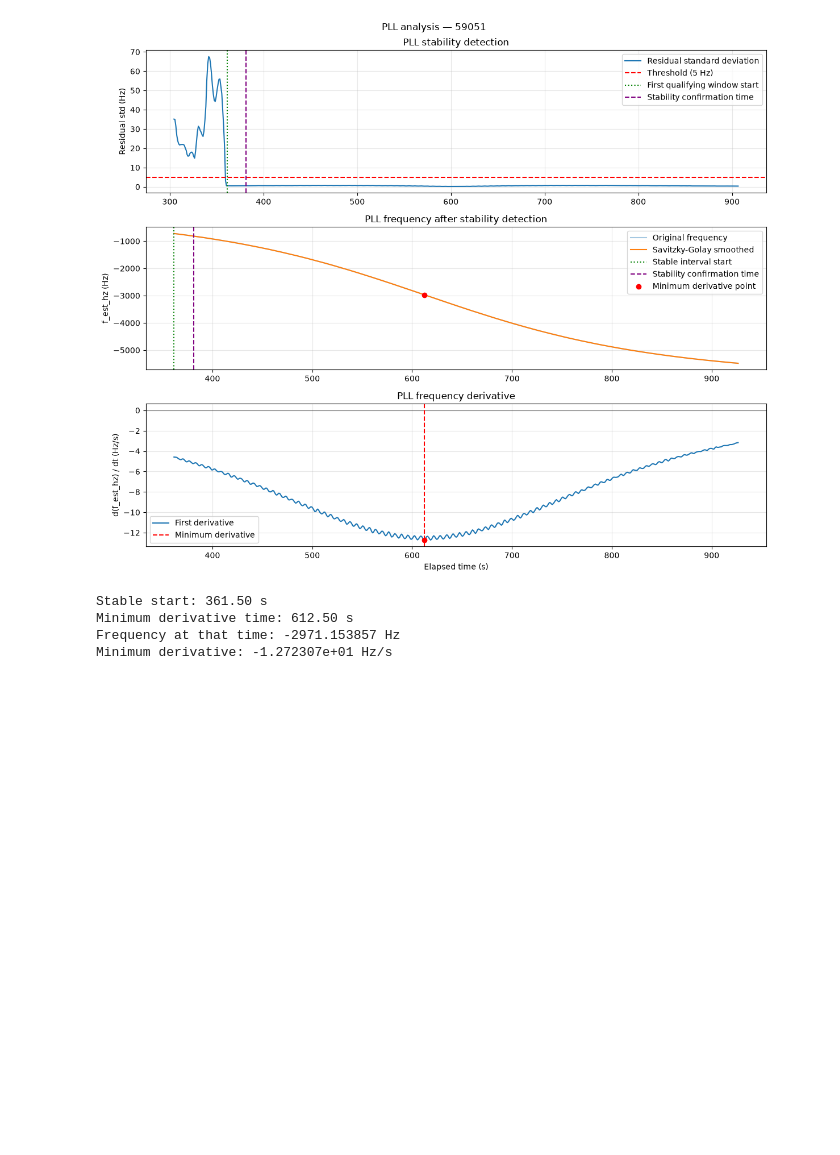
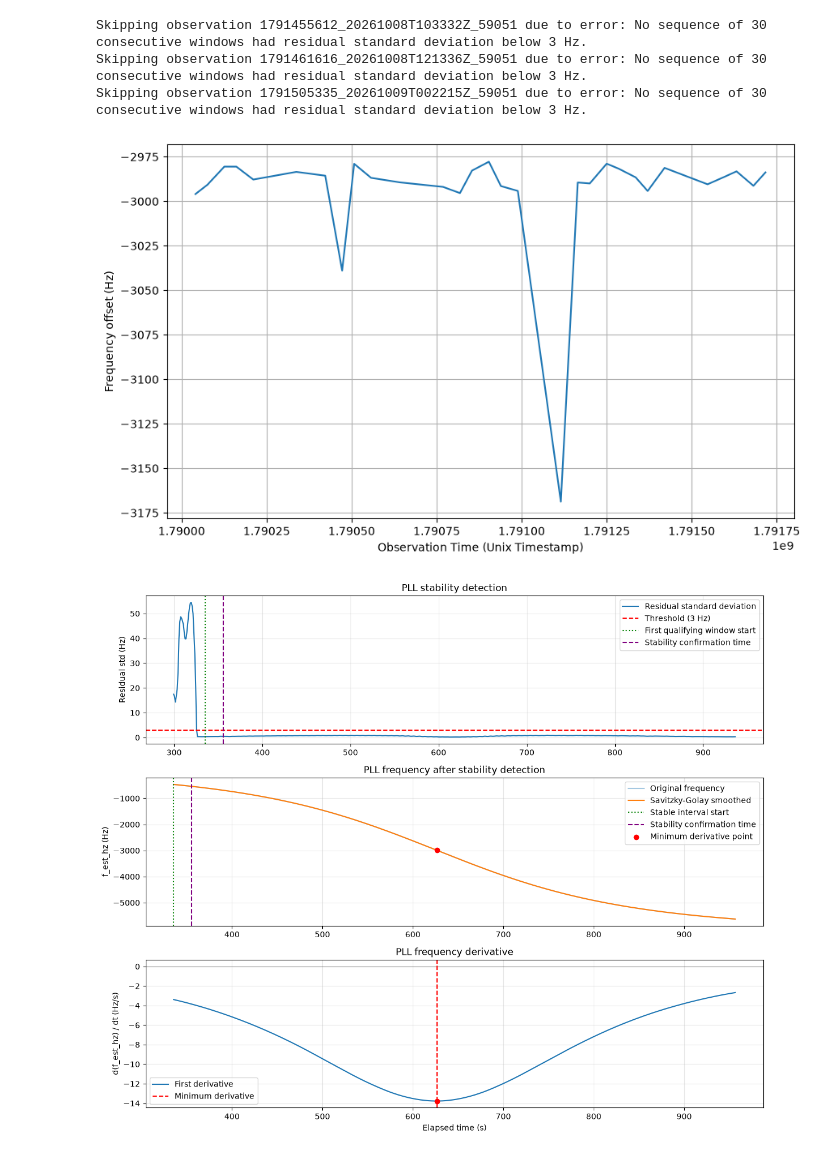
Before and after one commit to BUSH222/ROSA-RP, a Jupyter notebook: plot_doppler.ipynb, the cells around one changed output. Cells and saved outputs as stored; diff of their text form; code cells hidden in the pictures; blank space fills up the shorter version.

```diff
--- a/plot_doppler.ipynb
+++ b/plot_doppler.ipynb
@@ -413,7 +414,7 @@ def process_observations_pll(
                 observation_parts,
                 ignore_index=True,
             )
-        break  # remove later
+        # break  # remove later
 
     return pll_results
 # %%
@@ -824,7 +803,7 @@ pll_59051_obs = process_observations_pll(
     f_max_hz=PLL_F_MAX_HZ,
 )
 # %%
-# pll_57166_obs = process_observations_pll(
-#     target_id=57166,
-#     f_max_hz=PLL_F_MAX_HZ,
-# )
+pll_57166_obs = process_observations_pll(
+    target_id=57166,
+    f_max_hz=PLL_F_MAX_HZ,
+)
@@ -831,8 +857,42 @@ pll_59051_obs = process_observations_pll(
 # %%
-first_observation_name = next(iter(pll_59051_obs))
-df = pll_59051_obs[first_observation_name]
+min_frequencies_over_time = []
 
-result = analyze_pll_stability(
-    df, observation_name="59051", window_s=20, threshold_hz=5, consecutive_windows=3, smooth_window_s=5, plot=True
-)
+for obs, value in pll_59051_obs.items():
+    try:
+        result = analyze_pll_stability(
+            value,
+            observation_name=obs,
+            window_s=20,
+            threshold_hz=3,
+            consecutive_windows=30,
+            smooth_window_s=5,
+            plot=False
+        )
+        observation_time = obs.split("_")[0] # unix timestamp
+        min_frequencies_over_time.append((observation_time, result["minimum"]["frequency_hz"]))
+    except ValueError as e:
+        print(f"Skipping observation {obs} due to error: {e}")
+
+plt.figure(figsize=(10, 6))
+plt.plot([float(x) for x, _ in min_frequencies_over_time], [float(y) for _, y in min_frequencies_over_time])
+plt.xlabel('Observation Time (Unix Timestamp)')
+plt.ylabel('Frequency offset (Hz)')
+plt.grid(True)
+plt.show()
+
+outlier = max(min_frequencies_over_time, key=lambda x: x[1])
+for obs, value in pll_59051_obs.items():
+    if obs.startswith(outlier[0]):
+        try:
+            result = analyze_pll_stability(
+                value,
+                observation_name=obs,
+                window_s=20,
+                threshold_hz=3,
+                consecutive_windows=10,
+                smooth_window_s=5,
+                plot=True
+            )
+        except ValueError as e:
+            print(f"Skipping observation {obs} due to error: {e}")
 # %% [output]
@@ -847,18 +915,5 @@ Stability confirmed at:    381.50 s
+Skipping observation 1791455612_20261008T103332Z_59051 due to error: No sequence of 30 consecutive windows had residual standard deviation below 3 Hz.
+Skipping observation 1791461616_20261008T121336Z_59051 due to error: No sequence of 30 consecutive windows had residual standard deviation below 3 Hz.
+Skipping observation 1791505335_20261009T002215Z_59051 due to error: No sequence of 30 consecutive windows had residual standard deviation below 3 Hz.
-[figure, old version]
+[figure, new version]
+[figure, added]
-# %%
-stable_start = result["stable_start_s"]
-
-# Time and frequency at the minimum signed derivative
-minimum_time = result["minimum"]["time_s"]
-minimum_frequency = result["minimum"]["frequency_hz"]
-minimum_slope = result["minimum"]["derivative_hz_per_s"]
-
-print(f"Stable start: {stable_start:.2f} s")
-print(f"Minimum derivative time: {minimum_time:.2f} s")
-print(f"Frequency at that time: {minimum_frequency:.6f} Hz")
-print(f"Minimum derivative: {minimum_slope:.6e} Hz/s")
-# %% [output]
-Stable start: 361.50 s
-Minimum derivative time: 612.50 s
-Frequency at that time: -2971.153857 Hz
-Minimum derivative: -1.272307e+01 Hz/s
```
Also changed, not shown: parts of 4 cells of this notebook, 2 other files.
